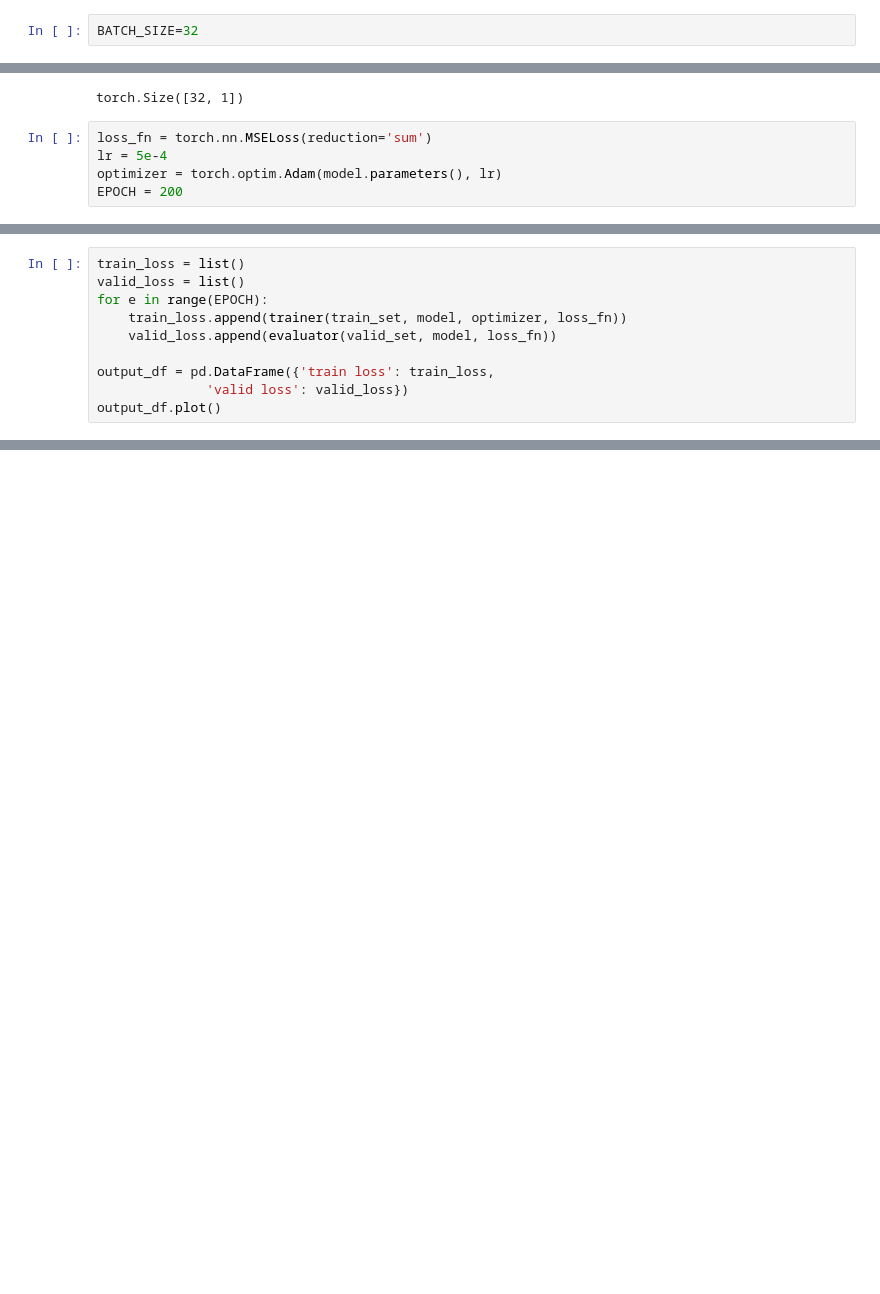
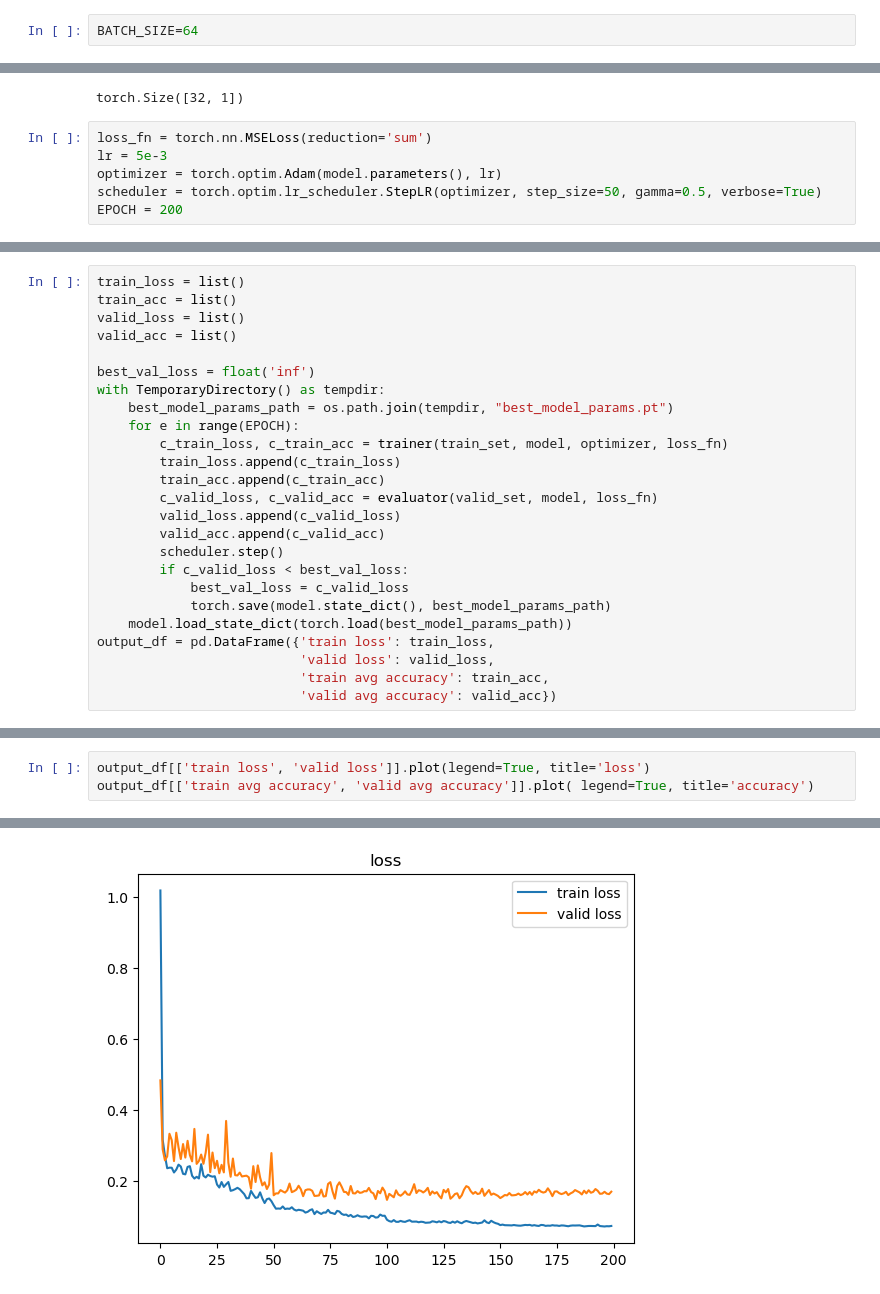
Before and after one commit to hereistheusername/Estate-Analysis, a Jupyter notebook: Prediction.ipynb, the cells around one changed output, grey strips where cells are left out. Cells and saved outputs as stored; diff of their text form; blank space fills up the shorter version.

Commit message:
ploted figures and finished prediction

```diff
--- a/Prediction.ipynb
+++ b/Prediction.ipynb
@@ -10,5 +13,5 @@ from sklearn.preprocessing import MinMaxScaler
 # %%
-BATCH_SIZE=32
+BATCH_SIZE=64
 # %%
 # Let's define the class object of multilayer perceptrons
 class DNN(torch.nn.Module):
@@ -199,6 +175,7 @@ model(torch.randn((32, 1, 15))).shape
 torch.Size([32, 1])
 # %%
 loss_fn = torch.nn.MSELoss(reduction='sum')
-lr = 5e-4
+lr = 5e-3
 optimizer = torch.optim.Adam(model.parameters(), lr)
+scheduler = torch.optim.lr_scheduler.StepLR(optimizer, step_size=50, gamma=0.5, verbose=True)
 EPOCH = 200
@@ -205,11 +234,26 @@ EPOCH = 200
 # %%
 train_loss = list()
+train_acc = list()
 valid_loss = list()
-for e in range(EPOCH):
-    train_loss.append(trainer(train_set, model, optimizer, loss_fn))
-    valid_loss.append(evaluator(valid_set, model, loss_fn))
+valid_acc = list()
 
+best_val_loss = float('inf')
+with TemporaryDirectory() as tempdir:
+    best_model_params_path = os.path.join(tempdir, "best_model_params.pt")
+    for e in range(EPOCH):
+        c_train_loss, c_train_acc = trainer(train_set, model, optimizer, loss_fn)
+        train_loss.append(c_train_loss)
+        train_acc.append(c_train_acc)
+        c_valid_loss, c_valid_acc = evaluator(valid_set, model, loss_fn)
+        valid_loss.append(c_valid_loss)
+        valid_acc.append(c_valid_acc)
+        scheduler.step()
+        if c_valid_loss < best_val_loss:
+            best_val_loss = c_valid_loss
+            torch.save(model.state_dict(), best_model_params_path)
+    model.load_state_dict(torch.load(best_model_params_path))
 output_df = pd.DataFrame({'train loss': train_loss,
-              'valid loss': valid_loss})
-output_df.plot()
+                          'valid loss': valid_loss,
+                          'train avg accuracy': train_acc,
+                          'valid avg accuracy': valid_acc})
 # %% [output]
@@ -271,0 +277,4 @@ tensor([0.2155, 0.1374, 0.2070, 0.3009, 0.0677, 0.1229, 0.0659, 0.0833, 0.1335,
+# %%
+output_df[['train loss', 'valid loss']].plot(legend=True, title='loss')
+output_df[['train avg accuracy', 'valid avg accuracy']].plot( legend=True, title='accuracy')
+# %% [output]
@@ -271,0 +282 @@ tensor([0.2155, 0.1374, 0.2070, 0.3009, 0.0677, 0.1229, 0.0659, 0.0833, 0.1335,
+[figure, added]
```
Also changed, not shown: parts of 30 cells of this notebook, 1 other file.
